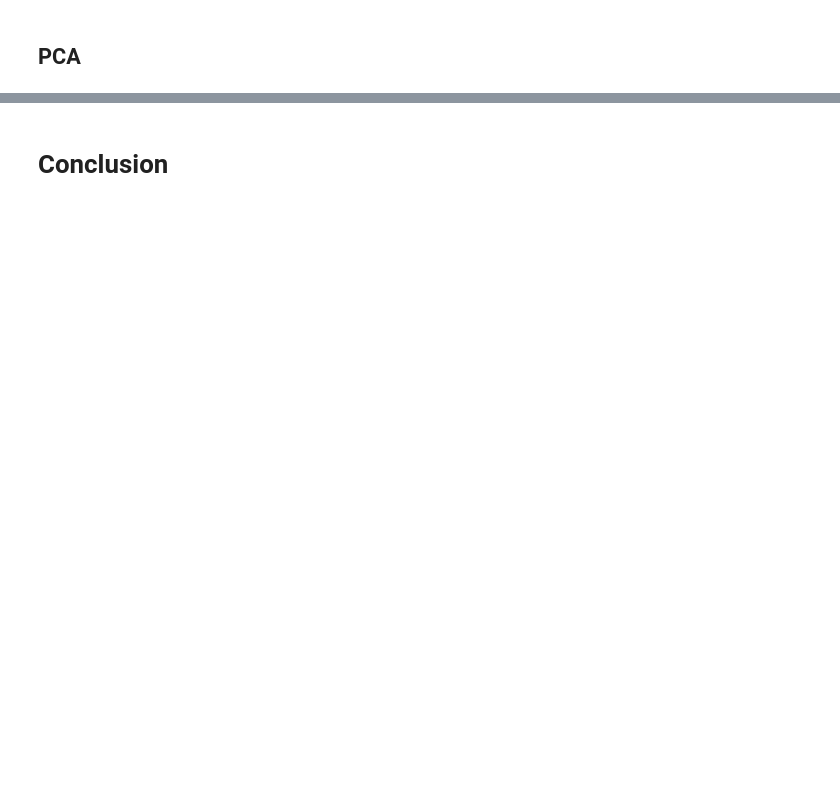
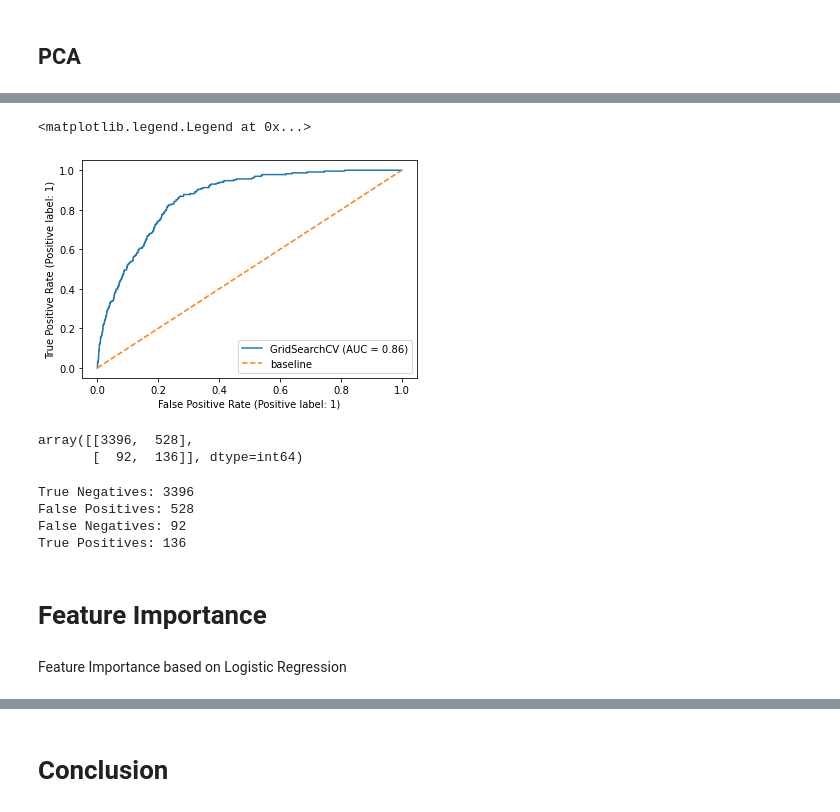
Before and after one commit to kkhalis/project_4, a Jupyter notebook: Project 4 - West Nile Virus Prediction_Casper.ipynb, the cells around one changed output, grey strips where cells are left out. Cells and saved outputs as stored; diff of their text form; code cells hidden in the pictures; blank space fills up the shorter version.

```diff
--- a/Project 4 - West Nile Virus Prediction_Casper.ipynb
+++ b/Project 4 - West Nile Virus Prediction_Casper.ipynb
@@ -1481,0 +433,5 @@ pca = PCA(random_state=100)
+# %%
+pipe = Pipeline([('sampling', SMOTE()),
+                 ('pca', PCA(n_components=[20, 30, 40])),
+                 ('svc', SVC(probability=True, random_state=100))
+])
@@ -1481,0 +458,15 @@ pca = PCA(random_state=100)
+# %%
+svc_pca_params = {
+    'svc__C': [5, 7, 9],
+    'svc__kernel': ['rbf'],  # 'poly'
+    'pca__n_components': [20, 30, 40]
+    #'sampling__sampling_strategy': ['minority', 'not minority', 'auto'],
+    #'sampling__k_neighbors': [3, 5],
+}
+# %%
+svc_pca_grid = GridSearchCV(pipe, svc_pca_params, verbose=2, n_jobs=-1)
+# %%
+%%time
+svc_pca_grid.fit(Xs_train, y_train)
+
+## lol example of time taken (14 mins) if we put SVC(probability=True) in the pipeline
@@ -1481,0 +522,31 @@ pca = PCA(random_state=100)
+# %%
+# ROC curve
+plot_roc_curve(svc_pca_grid, Xs_val, y_val)
+
+# add worst case scenario line
+plt.plot([0,1], [0,1], label='baseline', linestyle='--')
+
+# add a legend
+plt.legend()
+# %% [output]
+<matplotlib.legend.Legend at 0x...>
+[figure, added]
+# %%
+confusion_matrix(y_val, y_val_pred)
+# %% [output]
+array([[3396,  528],
+       [  92,  136]], dtype=int64)
+# %%
+tn, fp, fn, tp = confusion_matrix(y_val, y_val_pred).ravel()
+
+print("True Negatives: %s" % tn)
+print("False Positives: %s" % fp)
+print("False Negatives: %s" % fn)
+print("True Positives: %s" % tp)
+# %% [output]
+True Negatives: 3396
+False Positives: 528
+False Negatives: 92
+True Positives: 136
+# %% [markdown]
+# Feature Importance
@@ -1481,0 +565,2 @@ pca = PCA(random_state=100)
+# %% [markdown]
+Feature Importance based on Logistic Regression
```
Also changed, not shown: parts of 234 cells of this notebook, 1 other file.
